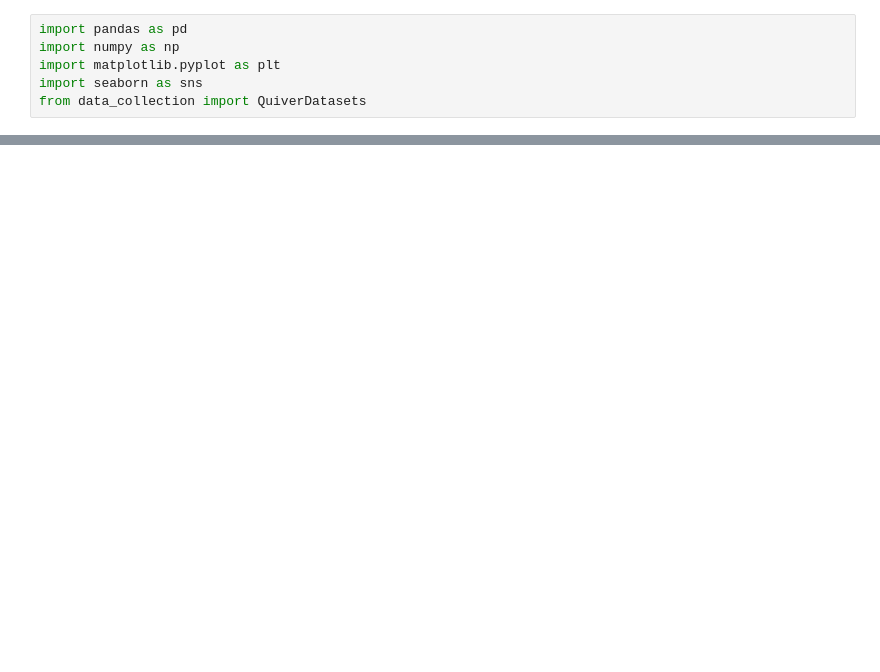
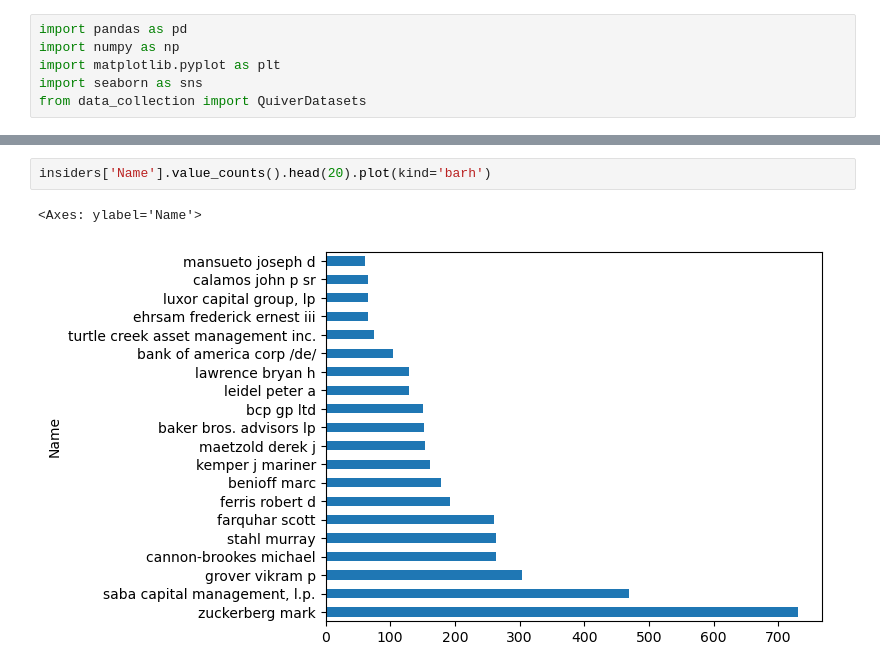
Before and after one commit to xtrabyte-consulting/insider-intel-algo, a Jupyter notebook: notebooks/01_qq_insiders_cleaning.ipynb, the cells around one changed output, grey strips where cells are left out. Cells and saved outputs as stored; diff of their text form; blank space fills up the shorter version.

```diff
--- a/notebooks/01_qq_insiders_cleaning.ipynb
+++ b/notebooks/01_qq_insiders_cleaning.ipynb
@@ -10,0 +81,5 @@ TypeError: make_qq_header() missing 1 required positional argument: 'api_key'
+# %%
+insiders['Name'].value_counts().head(20).plot(kind='barh')
+# %% [output]
+<Axes: ylabel='Name'>
+[figure, added]
```
Also changed, not shown: parts of 15 cells of this notebook.
